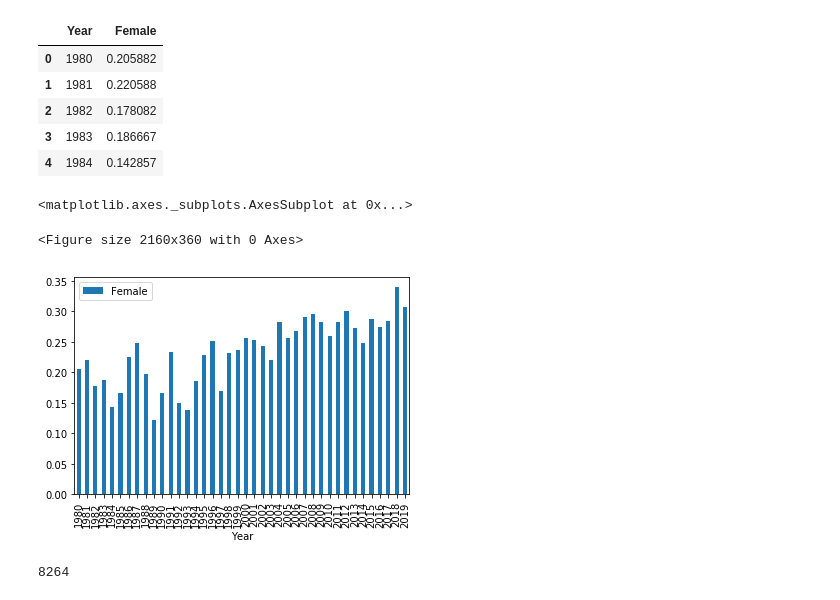
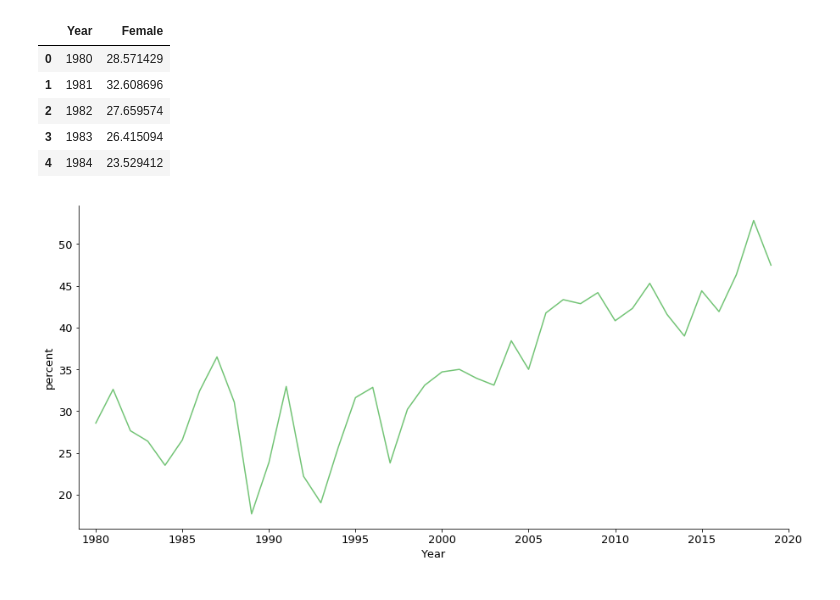
Before and after one commit to jbjornholm/Group-31-SoDa, a Jupyter notebook: Josefine/Exam notes/plots.ipynb, the cells around one changed output. Saved outputs shown, nothing was run; the diff lists cells and outputs as text; code cells hidden in the pictures.

Commit message:
plot

```diff
--- a/Josefine/Exam notes/plots.ipynb
+++ b/Josefine/Exam notes/plots.ipynb
@@ -12,38 +12,44 @@ import pandas as pd
 # %%
 df = pd.read_csv('/Users/josefinebjornholm/Documents/GitHub/Test/Group-31-SoDa/Data/movie_1.csv')
 # %%
-df['Female'].fillna(0, inplace = True)
-df['d_Female'].fillna(0, inplace = True)
-df['d_Drop'].fillna(0, inplace = True)
+#df['Female'].fillna(0, inplace = True)
+#df['d_Female'].fillna(0, inplace = True)
+#df['d_Drop'].fillna(0, inplace = True)
 # %%
 df1 = df.groupby(['Year'])
 
 df2 = df1['Female'].mean().reset_index()
-
+df2['Female'] = df2['Female']*100
 #df2['Male'] = 1-df2['Female']
 
 df2.head()
 # %% [output]
 |  | Year | Female |
-| 0 | 1980 | 0.205882 |
-| 1 | 1981 | 0.220588 |
-| 2 | 1982 | 0.178082 |
-| 3 | 1983 | 0.186667 |
-| 4 | 1984 | 0.142857 |
+| 0 | 1980 | 28.571429 |
+| 1 | 1981 | 32.608696 |
+| 2 | 1982 | 27.659574 |
+| 3 | 1983 | 26.415094 |
+| 4 | 1984 | 23.529412 |
 # %%
 import numpy as np
 import matplotlib.pyplot as plt
 from matplotlib import rc
 import pandas as pd
-
-plt.figure(figsize=(30,5))
+import seaborn as sns
+import matplotlib
+plt.figure(figsize=(15,7))
 df3 = df2.set_index('Year')
-df3.plot(kind='bar', stacked = 'True')
+ax = sns.lineplot(data=df3, legend = None, palette = 'Greens')
+ax.set_xlim([1979,2020])
+plt.xlabel('Year', fontsize=13)
+plt.ylabel('percent', fontsize=13)
+matplotlib.rc('xtick', labelsize=13)
+matplotlib.rc('ytick', labelsize=13)
+plt.rc('legend', fontsize=13)
+sns.despine(left=False, right=True, bottom=False)
+plt.savefig("percent actresses")
+#kind='bar', stacked = 'True'
 # %% [output]
-<matplotlib.axes._subplots.AxesSubplot at 0x...>
-<Figure size 2160x360 with 0 Axes>
-[figure, old version]
+[figure, new version]
 # %%
 dfd = df.drop(df[df.d_Drop == 1].index)
-# %% [output]
-8264
```
Also changed, not shown: parts of 3 cells of this notebook, 4 other files.
